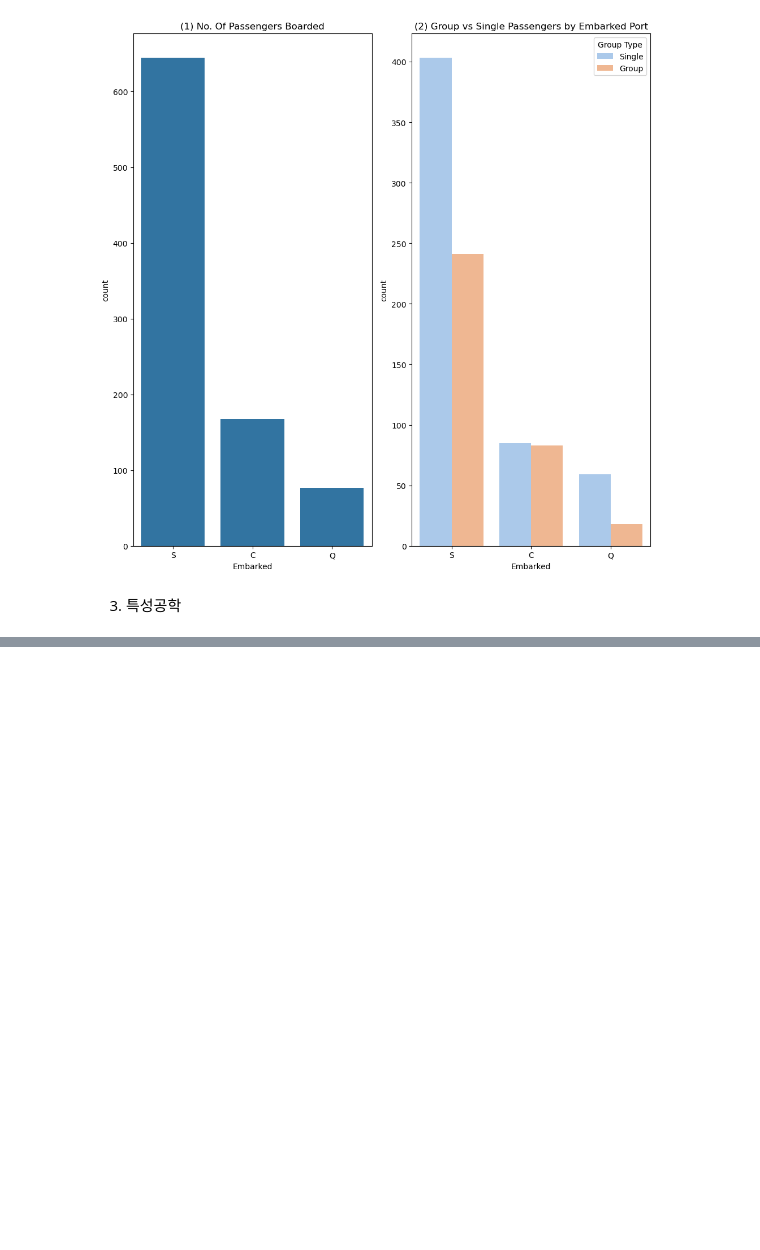
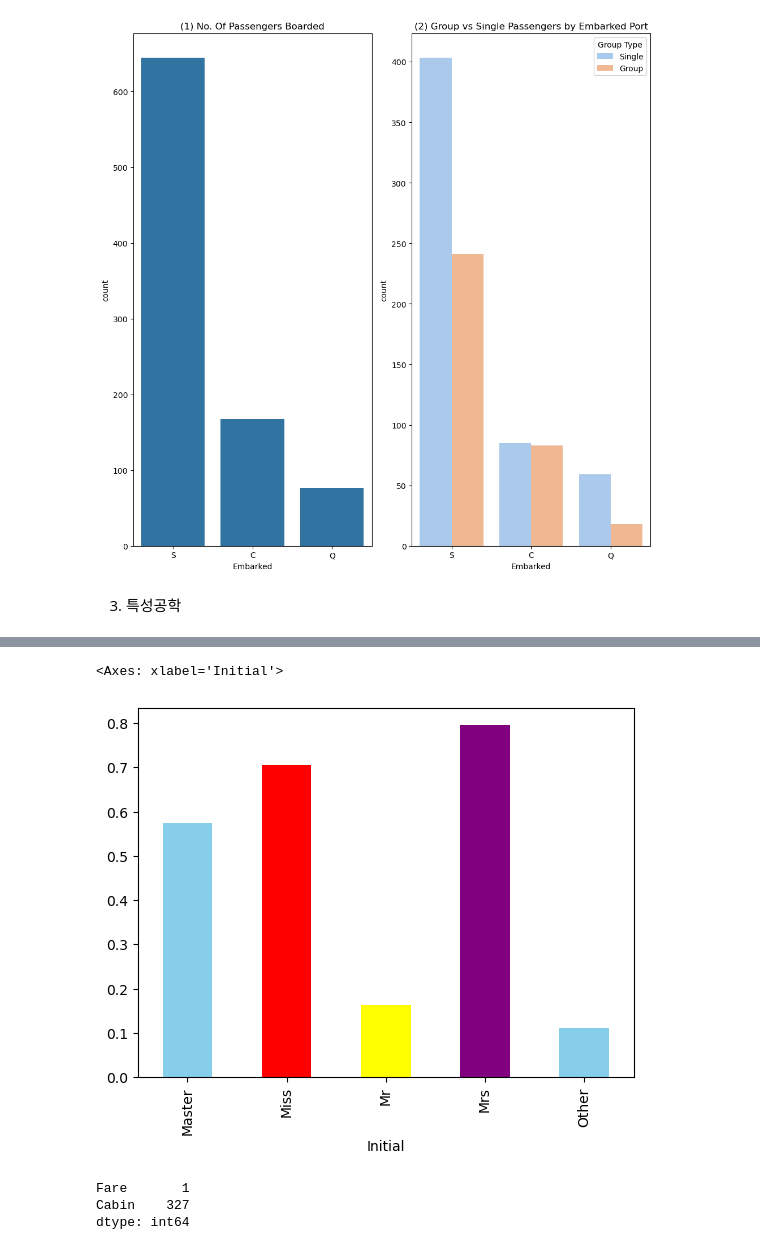
Before and after one commit to Aeekfdlfkj/my-data-analysis, a Jupyter notebook: titanic.ipynb, the cells around one changed output, grey strips where cells are left out. Cells and saved outputs as stored; diff of their text form; code cells hidden in the pictures; blank space fills up the shorter version.

```diff
--- a/titanic.ipynb
+++ b/titanic.ipynb
@@ -426,0 +446,10 @@ plt.show()
+# %%
+#str.extract()의 역할
+#[A-Za-z] : 알파벳()
+# + : 알파벳이 1개 이상 연속으로 오는 경우
+# \. : 마침표(.)가 뒤에 오는 경우
+# () : 추출하고자 하는 패턴을 그룹화
+
+#새로운 열 Initial에 저장
+df_train['Initial'] = df_train.Name.str.extract('([A-Za-z]+)\.')
+df_test['Initial'] = df_test.Name.str.extract('([A-Za-z]+)\.')
@@ -426,0 +499,11 @@ plt.show()
+# %%
+# 객체가 너무 많기 때문에 간단하게 호칭 통일성을 만들어줌
+df_train['Initial'] = df_train['Initial'].replace(
+    ['Mlle', 'Mme', 'Ms', 'Dr', 'Major', 'Lady', 'Countess', 'Jonkheer', 'Col', 'Rev', 'Capt', 'Sir', 'Don', 'Dona'],
+    ['Miss', 'Miss', 'Miss', 'Mr', 'Mr', 'Mrs', 'Mrs', 'Other', 'Other', 'Other', 'Mr', 'Mr', 'Mr', 'Mr']
+)
+
+df_test['Initial'] = df_test['Initial'].replace(
+    ['Mlle', 'Mme', 'Ms', 'Dr', 'Major', 'Lady', 'Countess', 'Jonkheer', 'Col', 'Rev', 'Capt', 'Sir', 'Don', 'Dona'],
+    ['Miss', 'Miss', 'Miss', 'Mr', 'Mr', 'Mrs', 'Mrs', 'Other', 'Other', 'Other', 'Mr', 'Mr', 'Mr', 'Mr']
+)
@@ -426,0 +522,5 @@ plt.show()
+# %%
+df_train.groupby('Initial')['Survived'].mean().plot.bar(color=['skyblue','red','yellow','purple'])
+# %% [output]
+<Axes: xlabel='Initial'>
+[figure, added]
@@ -426,0 +540,9 @@ plt.show()
+# %%
+#확인해보면 이제 결측치가 없는 것을 볼 수 있다
+#df_train['Age'].isnull().sum()
+#df_train.isnull().sum()[df_train.isnull().sum()>0]
+df_test.isnull().sum()[df_test.isnull().sum()>0]
+# %% [output]
+Fare       1
+Cabin    327
+dtype: int64
```
Also changed, not shown: parts of 17 cells of this notebook.
